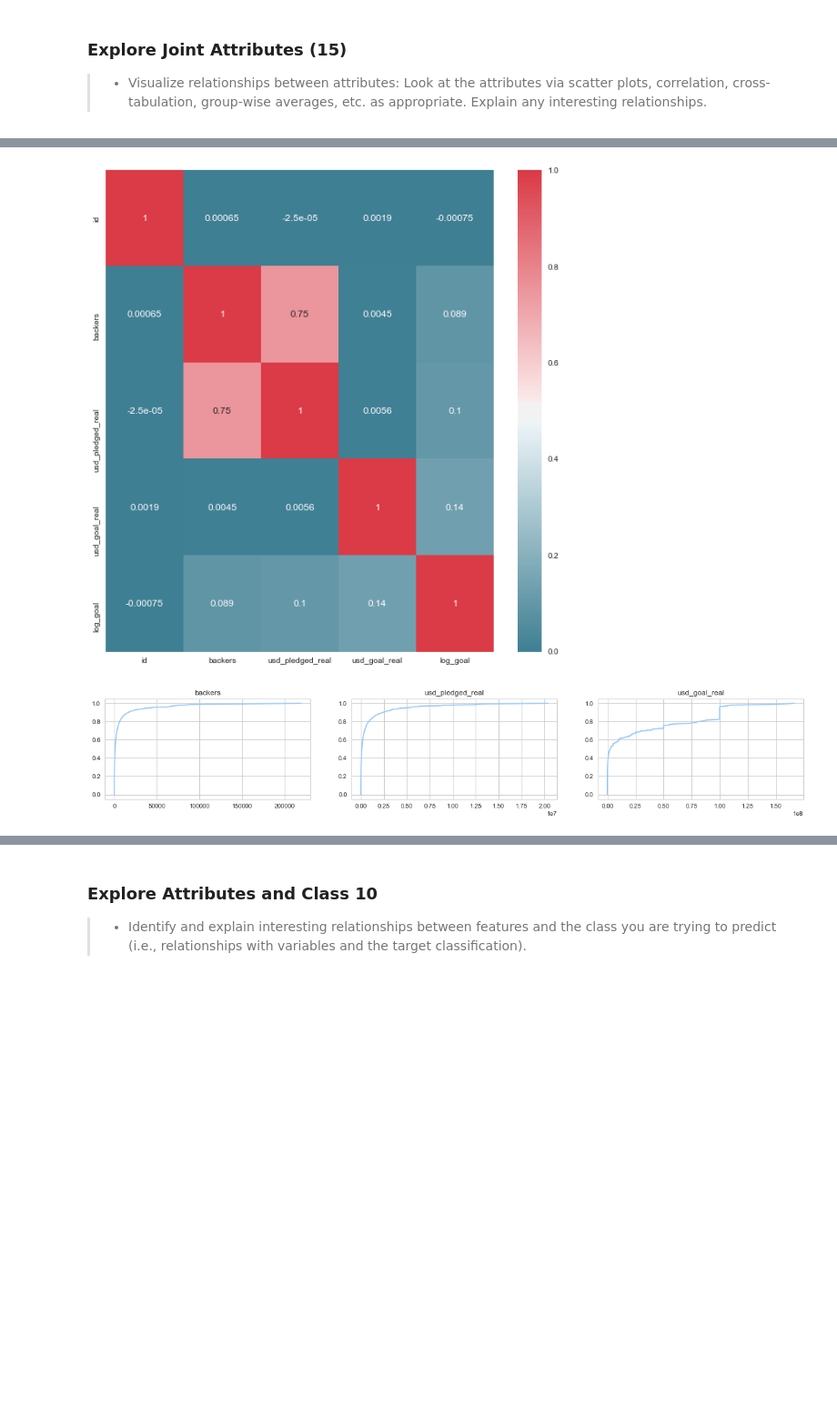
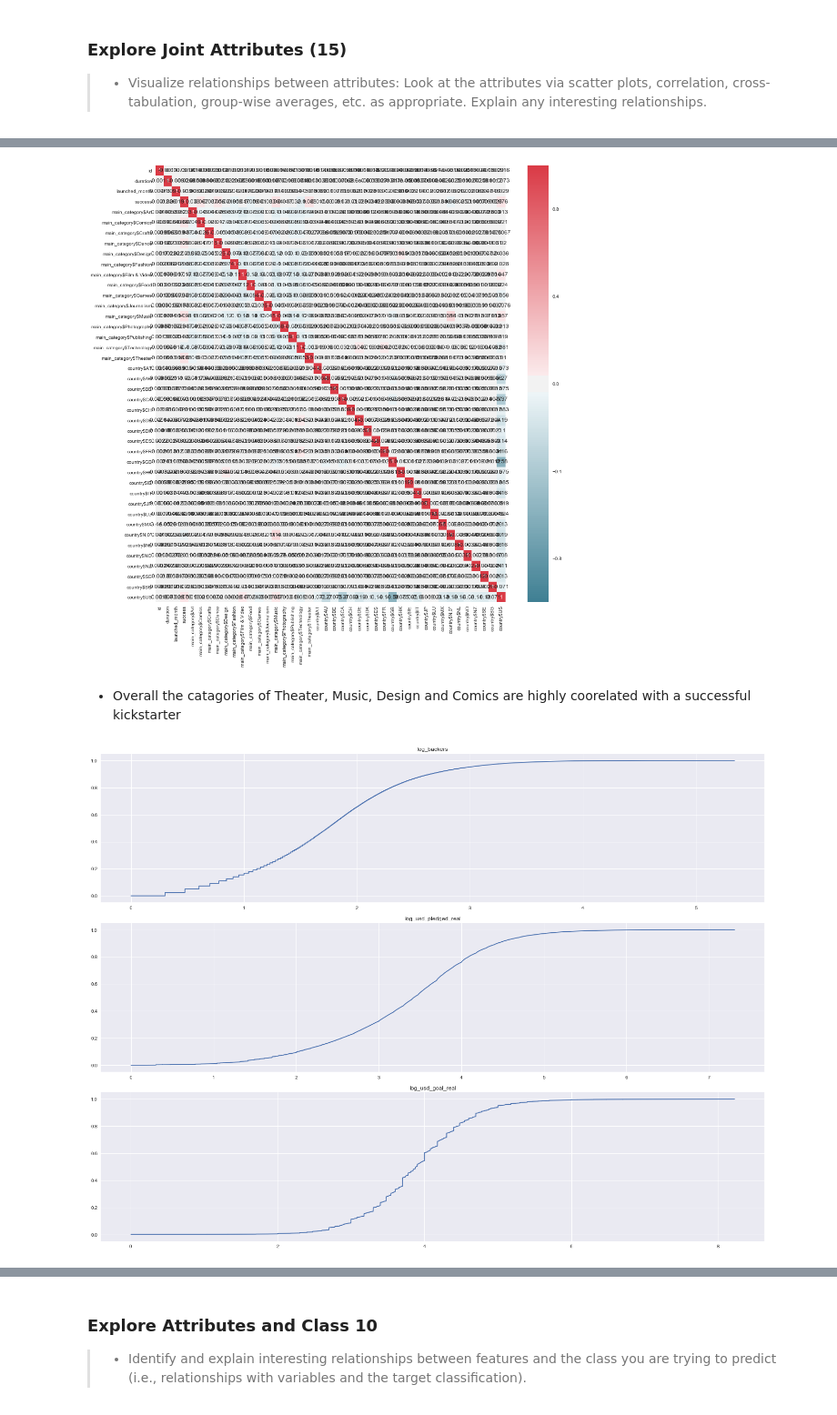
Before and after one commit to tdeason416/smu_data_mining1, a Jupyter notebook: project_submission.ipynb, the cells around one changed output, grey strips where cells are left out. Shown at 91% size. Saved outputs shown, nothing was run; the diff lists cells and outputs as text; code cells hidden in the pictures; blank space fills up the shorter version.

Commit message:
Update project_submission.ipynb
added plots for dummy variables and generted length and launched month

```diff
--- a/project_submission.ipynb
+++ b/project_submission.ipynb
@@ -102,6 +139,13 @@ Name: state, dtype: float64
 # %%
-#data_16 = pd.read_csv('data/ks-projects-201612.csv')
-#data_16.columns = [col.lower().strip() for col in f_data.columns]
+ukn = len(headers) + 1
+while len(headers) < 25:
+    headers.append('Unnamed: {}'.format(ukn))
+    ukn += 1
+
+data_16 = pd.DataFrame(body)
+data_16.columns = headers
+data_16.columns = [col.lower().strip() for col in data_16.columns]
+
 
 data_18 = pd.read_csv('data/ks-projects-201801.csv')
 data_18.columns = [col.lower().strip() for col in data_18.columns]
@@ -153,7 +204,7 @@ SyntaxError: invalid syntax (<ipython-input-4-3cf519023a03>, line 3)
 Additionally, the Creator of the dataset attempted to time adjust the values for USD pledged in the 2018 dataset, but this was not completed for the 2016 dataset.
 * because of this, and the complexity associated with fixing datapoints which contain columns in them, we will be sticking to the 2018 dataset for the remainder of this analysis
 # %%
-ids_2016 = data_16['id'].values
+ids_2016 = data_16.index
 # %%
 "{:.1f}%".format(float(data_18.set_index('id').loc[ids_2016].shape[0])\
                                 / data_16.shape[0] * 100)
@@ -308,6 +366,18 @@ vplot= sns.violinplot(x="country", y="log_goal", data=df, figsize=(18, 6))
+# %%
+df['duration'] = (df['deadline'].apply(pd.Timestamp)\
+    - df['launched'].apply(pd.Timestamp)).apply(lambda x: x.days)
+df['launched_month'] = df['launched'].apply(lambda x: pd.Timestamp(x).month)
 # %%
 dfcopy = df.assign(success=0)
 dfcopy.loc[ dfcopy['state']=="successful", 'success' ] = 1
+dfcopy.loc[:,'log_backers'] = np.log10(dfcopy.loc[:,'backers'] + 1)
+dfcopy.loc[:,'log_usd_goal_real'] = \
+    np.log10(dfcopy.loc[:,'usd_goal_real'] + 1)
+dfcopy.loc[:,'log_usd_pledged_real'] = \
+    np.log10(dfcopy.loc[:,'usd_pledged_real'] + 1)
+dfcopy.loc[:,'log_duration'] = \
+    np.log10(dfcopy.loc[:,'duration'] + 1)
+
 
 dfcopy = dfcopy.assign(isUS=0)
 dfcopy.loc[ dfcopy['country']=="US", 'isUS' ] = 1
@@ -341,25 +415,27 @@ array([[<matplotlib.axes._subplots.AxesSubplot object at 0x...>,
 # %%
-sns.set(style="darkgrid") # one of the many styles to plot using
-
-f, ax = plt.subplots(figsize=(9, 9))
+f, ax = plt.subplots(figsize=(15, 15))
 
 cmap = sns.diverging_palette(220, 10, as_cmap=True)
-sns.heatmap(df.corr(), cmap=cmap, annot=True)
+sns.heatmap(one_hot_df.corr(), cmap=cmap, annot=True)
 
 f.tight_layout()
 # %% [output]
-[figure, old version]
+[figure, new version]
+# %% [markdown]
+* Overall the catagories of Theater, Music, Design and Comics are highly coorelated with a successful kickstarter
 # %%
-plt.figure(figsize=(20,10))
-for fi,feature in enumerate(['backers','usd_pledged_real','usd_goal_real']):
-    plt.subplot(3,3,fi+1)
-    x_ax = np.sort(df[feature])
+plt.figure(figsize=(20,15))
+for fi,feature in enumerate(
+        ['log_backers','log_usd_pledged_real','log_usd_goal_real']):
+    plt.subplot(3,1,fi+1)
+    x_ax = np.sort(dfcopy[feature])
     y_ax = np.cumsum(x_ax)
     y_ax = y_ax/np.max(y_ax)
     plt.plot(x_ax,y_ax)
     plt.title(feature)
+    plt.tight_layout()
 
 plt.show()
 # %% [output]
-[figure, old version]
+[figure, new version]
 # %%
```
Also changed, not shown: parts of 34 cells of this notebook.
